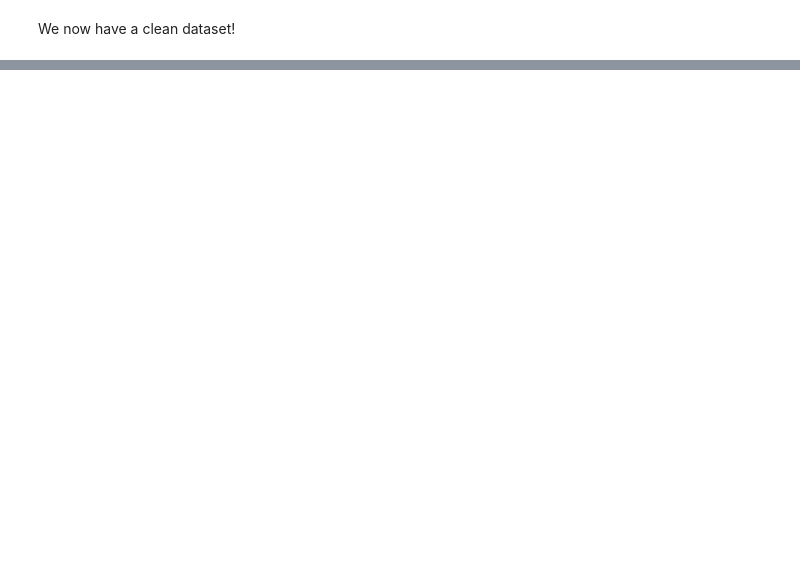
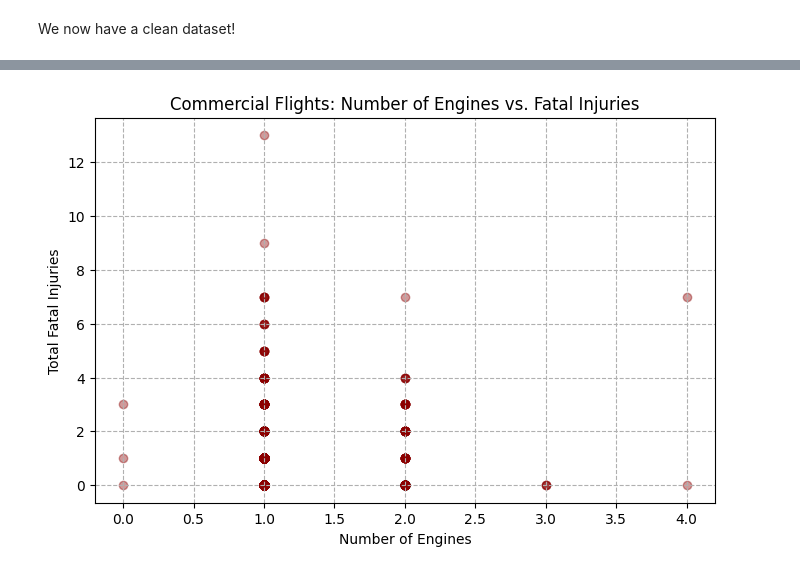
Before and after one commit to cris-mbici/moringa-school, a Jupyter notebook: Moringa Phase 1 Project - Aircraft Safety/analysis.ipynb, the cells around one changed output, grey strips where cells are left out. Saved outputs shown, nothing was run; the diff lists cells and outputs as text; code cells hidden in the pictures; blank space fills up the shorter version.

```diff
--- a/Moringa Phase 1 Project - Aircraft Safety/analysis.ipynb
+++ b/Moringa Phase 1 Project - Aircraft Safety/analysis.ipynb
@@ -126,0 +507,13 @@ We now have a clean dataset!
+# %%
+plt.figure(figsize=(8,5))
+plt.scatter(df_commercial_100["Number.of.Engines"],
+            df_commercial_100["Total.Fatal.Injuries"],
+            alpha=0.4, color='darkred')
+
+plt.title("Commercial Flights: Number of Engines vs. Fatal Injuries")
+plt.xlabel("Number of Engines")
+plt.ylabel("Total Fatal Injuries")
+plt.grid(True, linestyle="--")
+plt.show()
+# %% [output]
+[figure, added]
```
Also changed, not shown: parts of 45 cells of this notebook.
